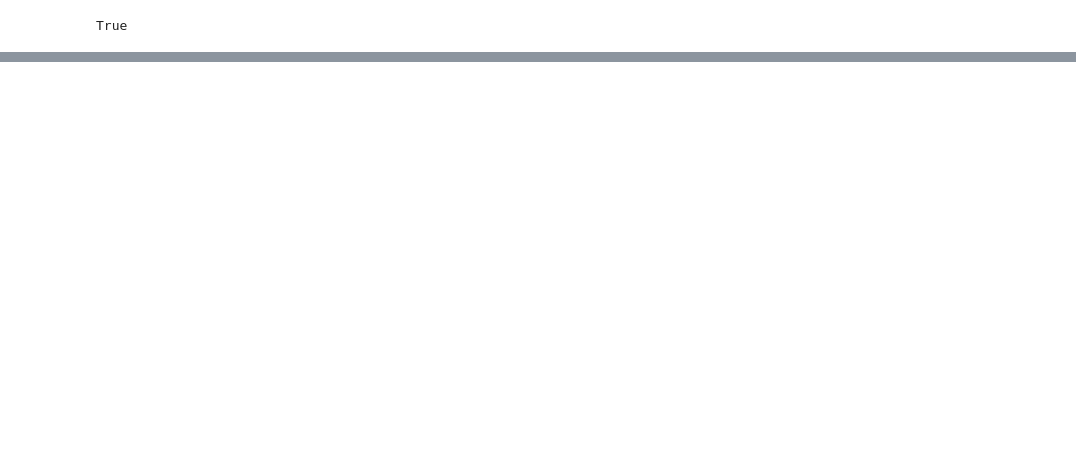
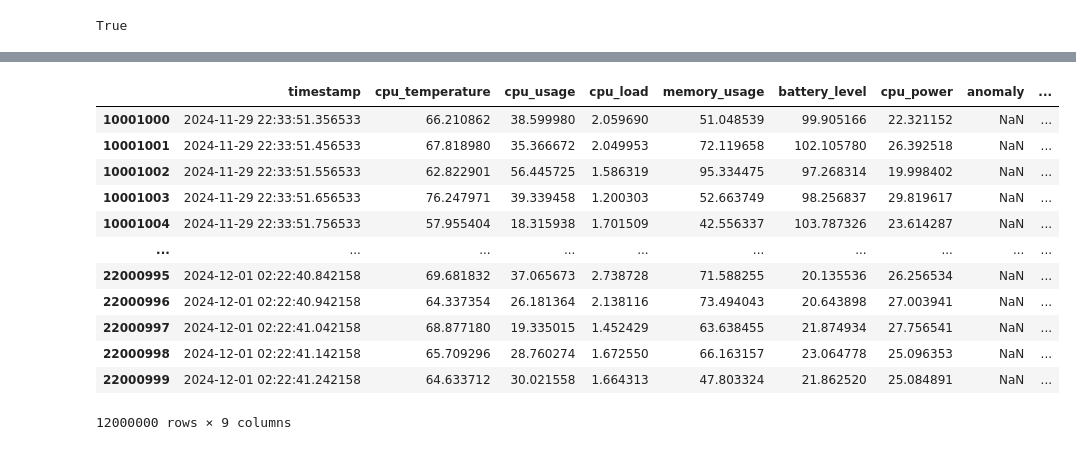
Before and after one commit to Martini-111/Anomaly_Detection, a Jupyter notebook: NAB_notebook.ipynb, the cells around one changed output, grey strips where cells are left out. Drawn from its saved outputs; the diff is of its cells as text; code cells hidden in the pictures; blank space fills up the shorter version.

```diff
--- a/NAB_notebook.ipynb
+++ b/NAB_notebook.ipynb
@@ -118,0 +116,18 @@ plt.show()
+# %%
+# merged_df[merged_df['anomaly']==nan].count()
+# merged_df[(merged_df['anomaly'].isna()) & (merged_df["identifier"]=="pc2")]
+merged_df[(merged_df["identifier"]=="pc2")]
+# %% [output]
+|  | timestamp | cpu_temperature | cpu_usage | cpu_load | memory_usage | battery_level | cpu_power | anomaly | ... |
+| 10001000 | 2024-11-29 22:33:51.356533 | 66.210862 | 38.599980 | 2.059690 | 51.048539 | 99.905166 | 22.321152 | NaN | ... |
+| 10001001 | 2024-11-29 22:33:51.456533 | 67.818980 | 35.366672 | 2.049953 | 72.119658 | 102.105780 | 26.392518 | NaN | ... |
+| 10001002 | 2024-11-29 22:33:51.556533 | 62.822901 | 56.445725 | 1.586319 | 95.334475 | 97.268314 | 19.998402 | NaN | ... |
+| 10001003 | 2024-11-29 22:33:51.656533 | 76.247971 | 39.339458 | 1.200303 | 52.663749 | 98.256837 | 29.819617 | NaN | ... |
+| 10001004 | 2024-11-29 22:33:51.756533 | 57.955404 | 18.315938 | 1.701509 | 42.556337 | 103.787326 | 23.614287 | NaN | ... |
+| ... | ... | ... | ... | ... | ... | ... | ... | ... | ... |
+| 22000995 | 2024-12-01 02:22:40.842158 | 69.681832 | 37.065673 | 2.738728 | 71.588255 | 20.135536 | 26.256534 | NaN | ... |
+| 22000996 | 2024-12-01 02:22:40.942158 | 64.337354 | 26.181364 | 2.138116 | 73.494043 | 20.643898 | 27.003941 | NaN | ... |
+| 22000997 | 2024-12-01 02:22:41.042158 | 68.877180 | 19.335015 | 1.452429 | 63.638455 | 21.874934 | 27.756541 | NaN | ... |
+| 22000998 | 2024-12-01 02:22:41.142158 | 65.709296 | 28.760274 | 1.672550 | 66.163157 | 23.064778 | 25.096353 | NaN | ... |
+| 22000999 | 2024-12-01 02:22:41.242158 | 64.633712 | 30.021558 | 1.664313 | 47.803324 | 21.862520 | 25.084891 | NaN | ... |
+12000000 rows × 9 columns
```
Also changed, not shown: parts of 16 cells of this notebook.
